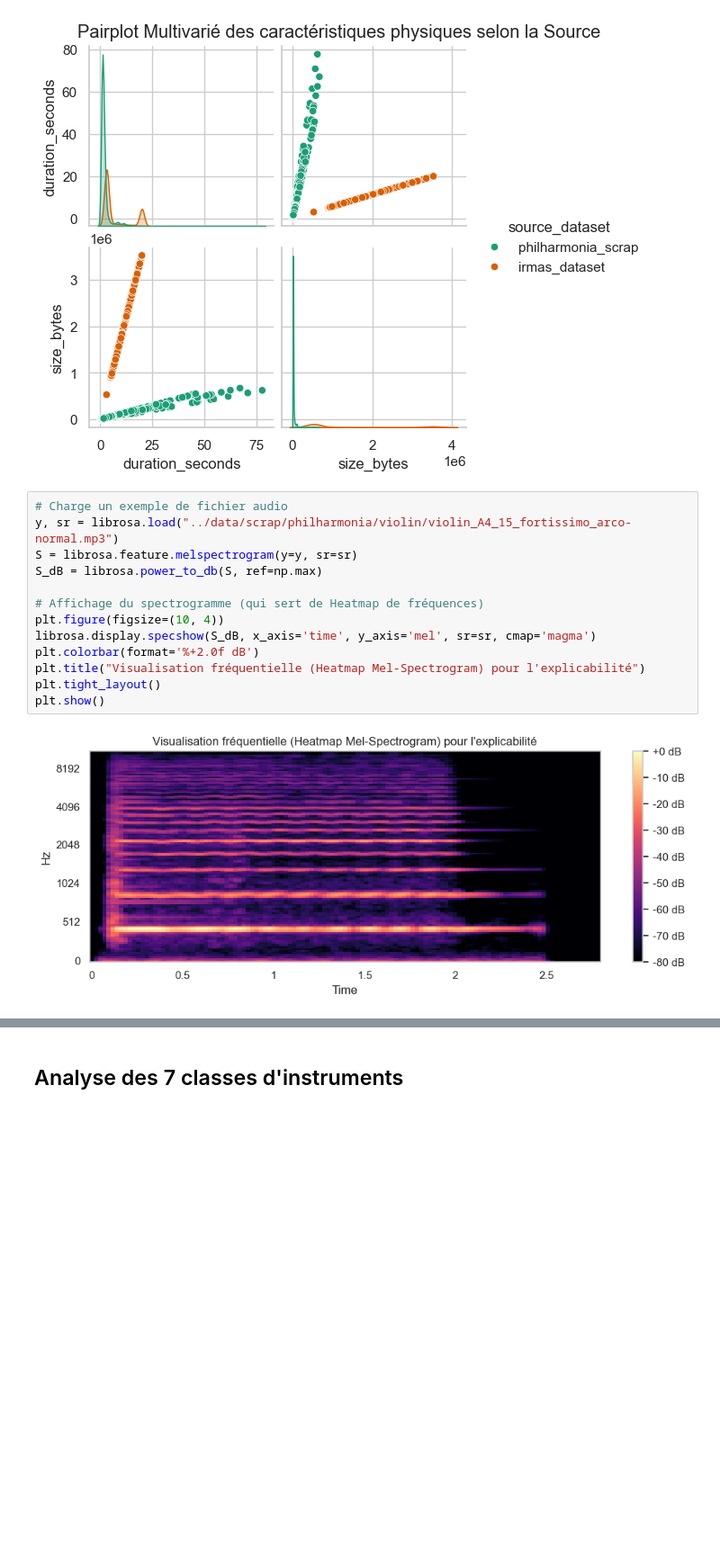
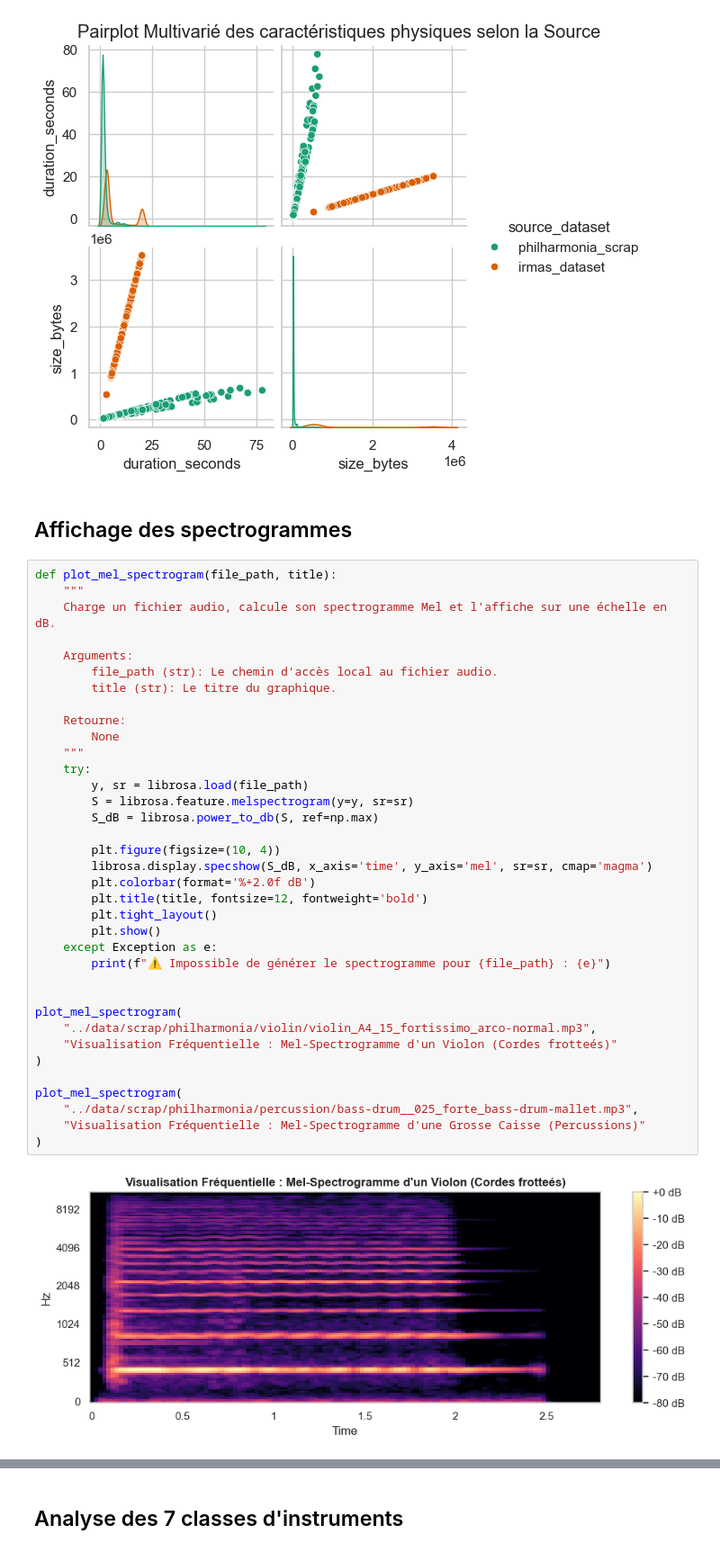
Before and after one commit to Solangele/CDSD_Projet_fil_rouge, a Jupyter notebook: Bloc2/eda.ipynb, the cells around one changed output, grey strips where cells are left out. Shown at 90% size. Cells and saved outputs as stored; diff of their text form; blank space fills up the shorter version.

```diff
--- a/Bloc2/eda.ipynb
+++ b/Bloc2/eda.ipynb
@@ -286,18 +286,43 @@ plt.suptitle("Pairplot Multivarié des caractéristiques physiques selon la Sour
 plt.show()
 # %% [output]
 [figure]
+# %% [markdown]
+## Affichage des spectrogrammes
 # %%
-# Charge un exemple de fichier audio
-y, sr = librosa.load("../data/scrap/philharmonia/violin/violin_A4_15_fortissimo_arco-normal.mp3")
-S = librosa.feature.melspectrogram(y=y, sr=sr)
-S_dB = librosa.power_to_db(S, ref=np.max)
+def plot_mel_spectrogram(file_path, title):
+    """
+    Charge un fichier audio, calcule son spectrogramme Mel et l'affiche sur une échelle en dB.
 
-# Affichage du spectrogramme (qui sert de Heatmap de fréquences)
-plt.figure(figsize=(10, 4))
-librosa.display.specshow(S_dB, x_axis='time', y_axis='mel', sr=sr, cmap='magma')
-plt.colorbar(format='%+2.0f dB')
-plt.title("Visualisation fréquentielle (Heatmap Mel-Spectrogram) pour l'explicabilité")
-plt.tight_layout()
-plt.show()
+    Arguments:
+        file_path (str): Le chemin d'accès local au fichier audio.
+        title (str): Le titre du graphique.
+
+    Retourne:
+        None
+    """
+    try:
+        y, sr = librosa.load(file_path)
+        S = librosa.feature.melspectrogram(y=y, sr=sr)
+        S_dB = librosa.power_to_db(S, ref=np.max)
+
+        plt.figure(figsize=(10, 4))
+        librosa.display.specshow(S_dB, x_axis='time', y_axis='mel', sr=sr, cmap='magma')
+        plt.colorbar(format='%+2.0f dB')
+        plt.title(title, fontsize=12, fontweight='bold')
+        plt.tight_layout()
+        plt.show()
+    except Exception as e:
+        print(f"⚠️ Impossible de générer le spectrogramme pour {file_path} : {e}")
+
+
+plot_mel_spectrogram(
+    "../data/scrap/philharmonia/violin/violin_A4_15_fortissimo_arco-normal.mp3",
+    "Visualisation Fréquentielle : Mel-Spectrogramme d'un Violon (Cordes frotteés)"
+)
+
+plot_mel_spectrogram(
+    "../data/scrap/philharmonia/percussion/bass-drum__025_forte_bass-drum-mallet.mp3",
+    "Visualisation Fréquentielle : Mel-Spectrogramme d'une Grosse Caisse (Percussions)"
+)
 # %% [output]
-[figure, old version]
+[figure, new version]
```
Also changed, not shown: parts of 13 cells of this notebook, 16 other files.
